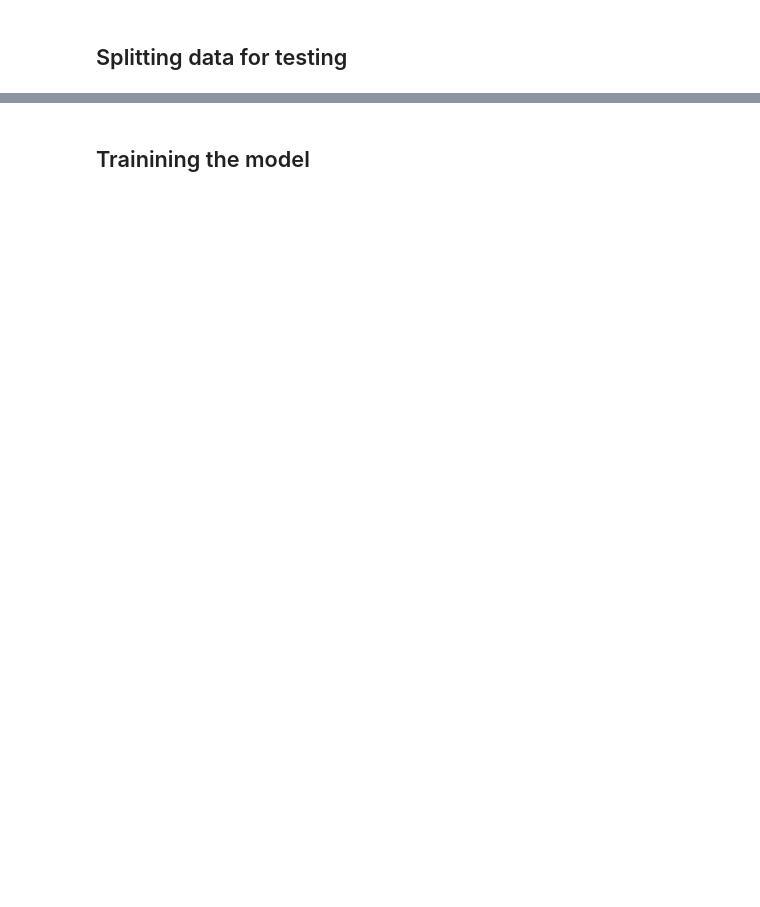
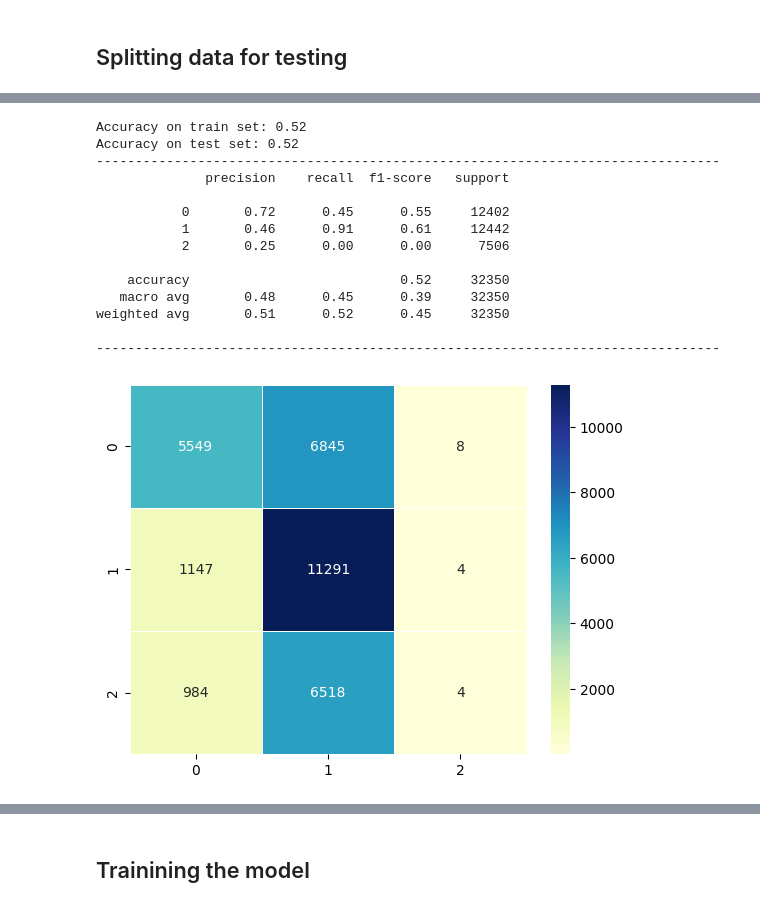
Before and after one commit to edierik/ml_project_flight_delay, a Jupyter notebook: EDA_Modeling_Flight_Delay.ipynb, the cells around one changed output, grey strips where cells are left out. Cells and saved outputs as stored; diff of their text form; code cells hidden in the pictures; blank space fills up the shorter version.

```diff
--- a/EDA_Modeling_Flight_Delay.ipynb
+++ b/EDA_Modeling_Flight_Delay.ipynb
@@ -709,2 +794,17 @@ df.head(1)
 # %% [markdown]
 ## Splitting data for testing
+# %%
+# Defining X and y
+features = df_log.columns.tolist()
+features.remove('delay_level')
+X = df_log[features]
+y = df_log.delay_level
+
+# Splitting the dataset
+X_train, X_test, y_train, y_test = train_test_split(X, y, test_size=0.3, random_state=150, shuffle=True)
+
+# Check the shape of the data sets
+print("X_train:", X_train.shape)
+print("y_train:", y_train.shape)
+print("X_test:", X_test.shape)
+print("y_test:", y_test.shape)
@@ -711,3 +847,40 @@ df.head(1)
+# %%
+# Logistic Regression
+from sklearn.metrics import confusion_matrix, classification_report, f1_score
+log_reg = LogisticRegression(max_iter=1000)
+log_reg.fit(X_train, y_train)
+
+y_pred_train = log_reg.predict(X_train)
+y_pred = log_reg.predict(X_test)
+
+# Print accuracy of our model
+print("Accuracy on train set:", round(accuracy_score(y_train, y_pred_train), 2))
+print("Accuracy on test set:", round(accuracy_score(y_test, y_pred), 2))
+print("--------"*10)
+
+# Print classification report of our model
+print(classification_report(y_test, y_pred))
+print("--------"*10)
+
+# Evaluate the model with a confusion matrix
+cm = confusion_matrix(y_test, y_pred)
+sns.heatmap(cm, cmap='YlGnBu', annot=True, fmt='d', linewidths=.5);
+# %% [output]
+Accuracy on train set: 0.52
+Accuracy on test set: 0.52
+--------------------------------------------------------------------------------
+              precision    recall  f1-score   support
+
+           0       0.72      0.45      0.55     12402
+           1       0.46      0.91      0.61     12442
+           2       0.25      0.00      0.00      7506
+
+    accuracy                           0.52     32350
+   macro avg       0.48      0.45      0.39     32350
+weighted avg       0.51      0.52      0.45     32350
+
+--------------------------------------------------------------------------------
+[figure, added]
 # %%
 from sklearn.model_selection import train_test_split
 
```
Also changed, not shown: parts of 22 cells of this notebook.
